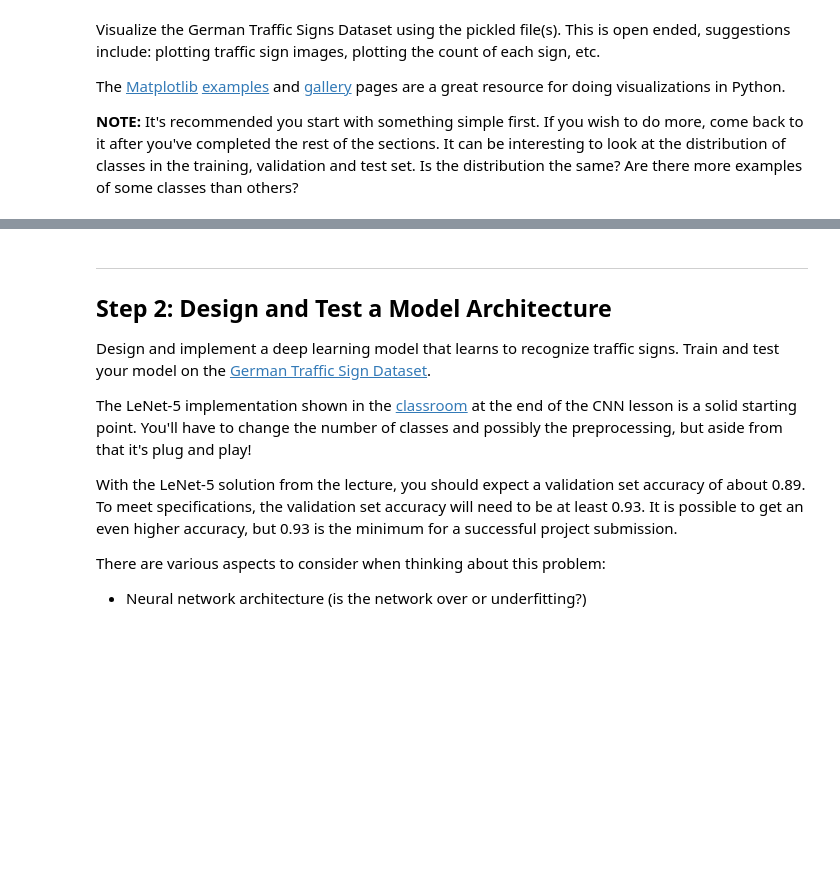
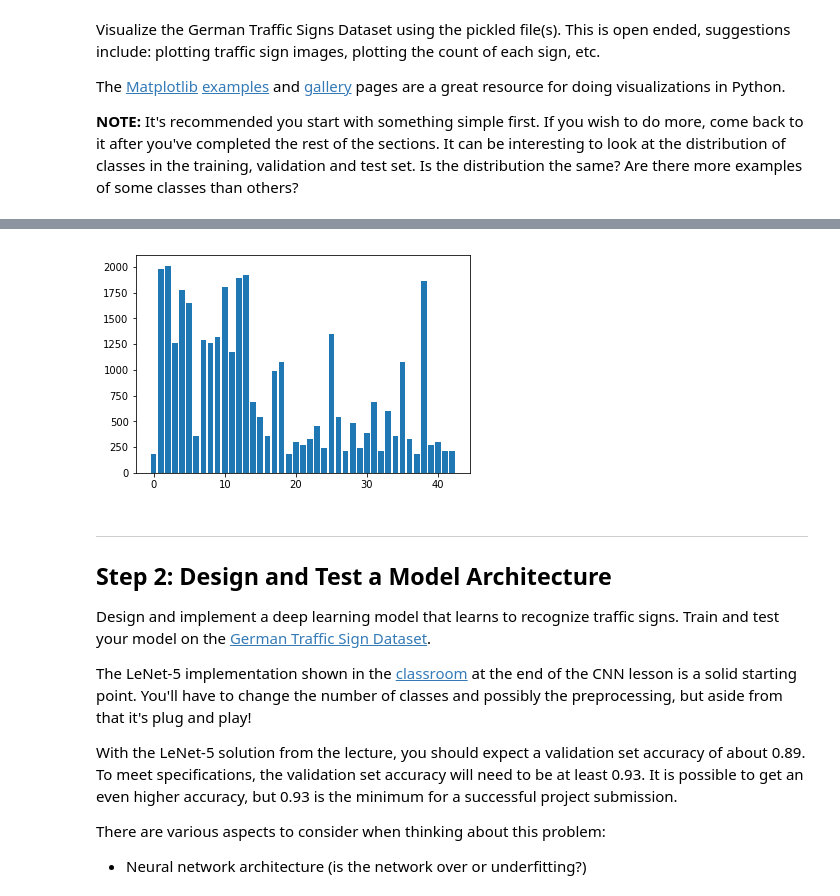
Before and after one commit to TrunksLegendary/Udacity-SDCE-CarND-Traffic-Sign-Classifier-Project, a Jupyter notebook: Traffic_Sign_Classifier.ipynb, the cells around one changed output, grey strips where cells are left out. Saved outputs shown, nothing was run; the diff lists cells and outputs as text; code cells hidden in the pictures; blank space fills up the shorter version.

```diff
--- a/Traffic_Sign_Classifier.ipynb
+++ b/Traffic_Sign_Classifier.ipynb
@@ -112,3 +113,16 @@ print(y_train[index])
+# %%
+def dist_labels(y_data):
+    unique, counts = np.unique(y_data,return_counts=True)
+    return dict(zip(unique, counts))
+
+def plot_dist(y_data):
+    unique, counts = np.unique(y_data,return_counts=True)
+    plt.bar(range(43),counts)
+    plt.show()
+
+plot_dist(y_train)
+# %% [output]
+[figure, added]
 # %% [markdown]
 ----
 
```
Also changed, not shown: parts of 21 cells of this notebook, 20 other files.
